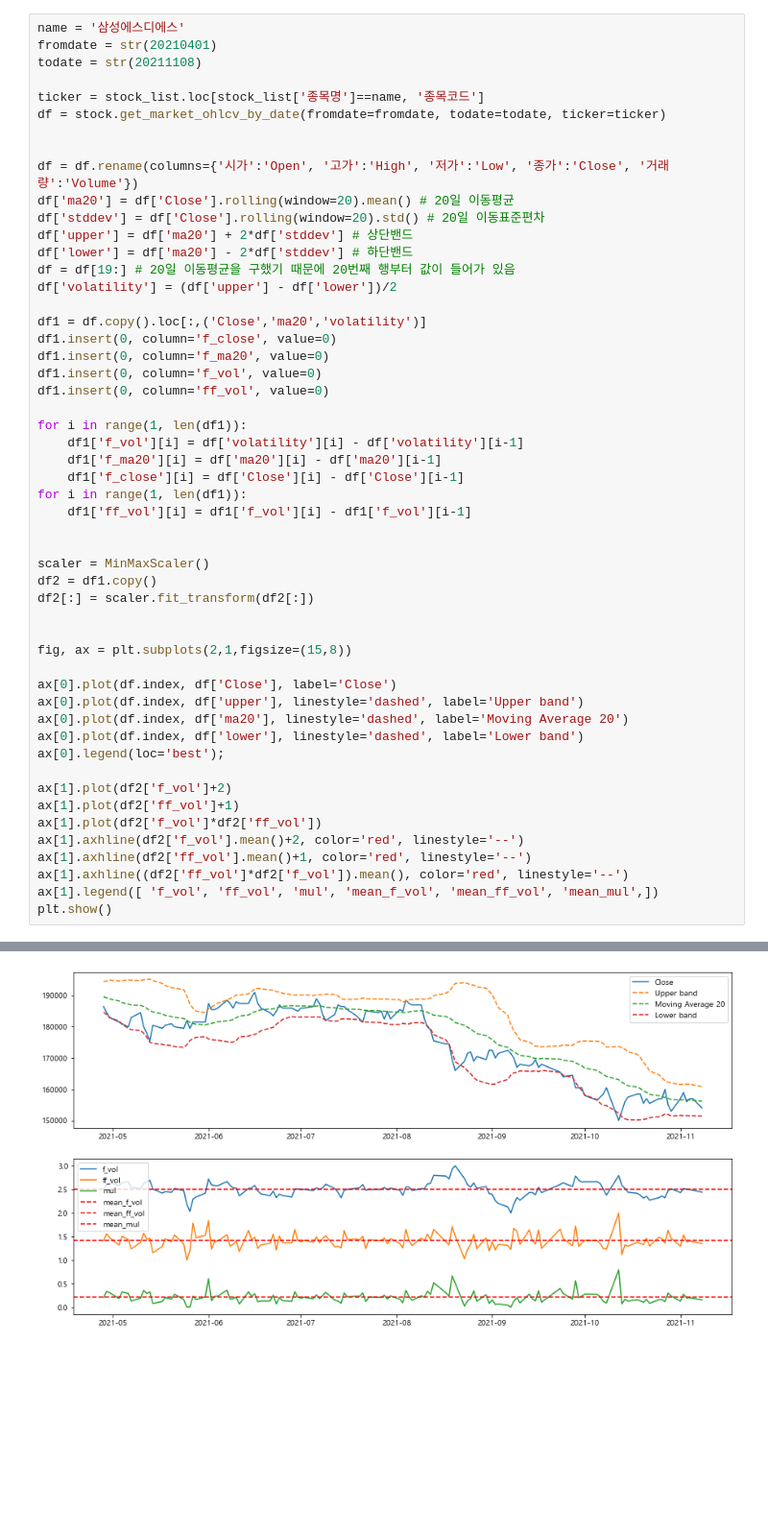
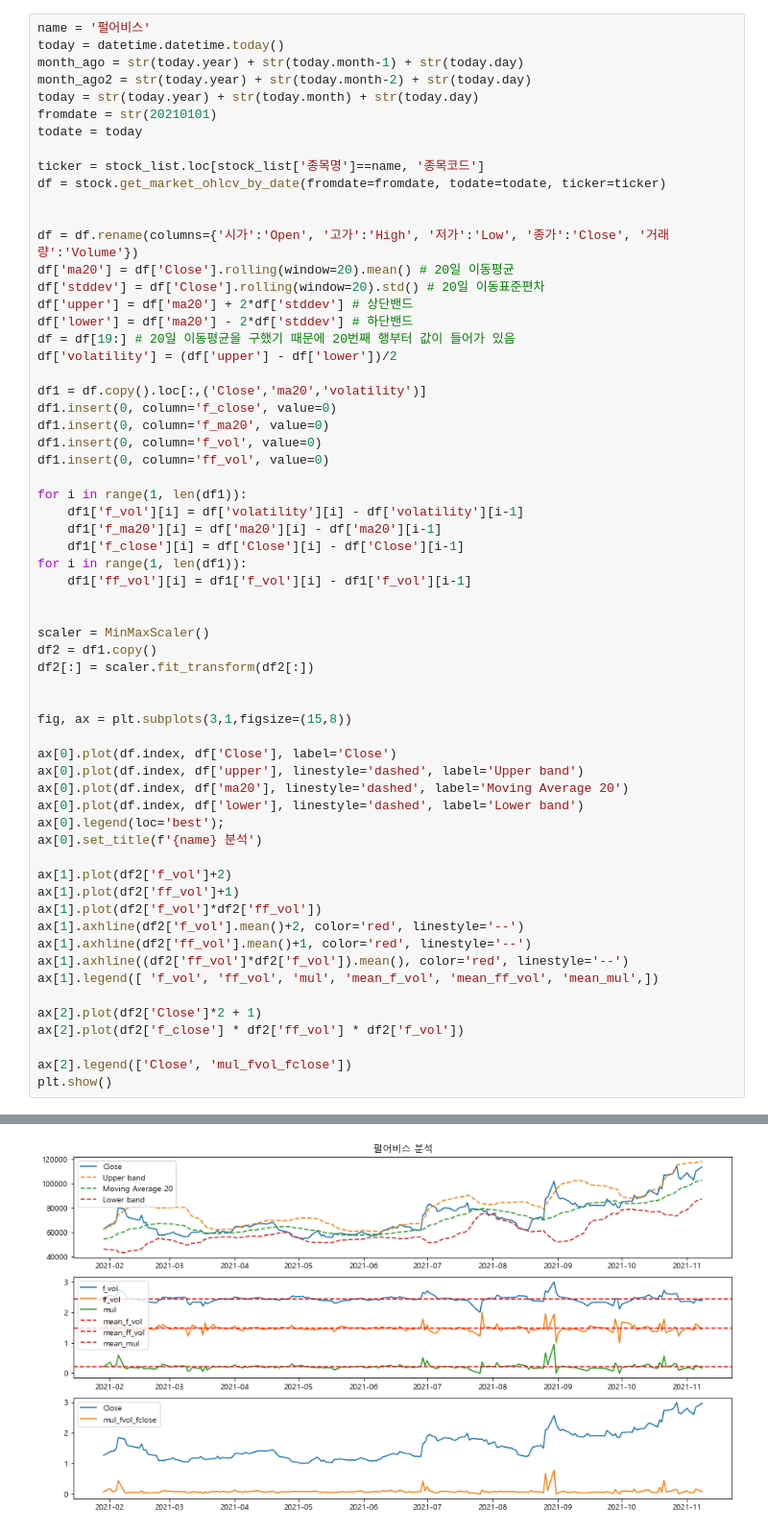
Before and after one commit to ghdakrk/Study_quant, a Jupyter notebook: 2.predict_model.ipynb, the cells around one changed output, grey strips where cells are left out. Shown at 96% size. Saved outputs shown, nothing was run; the diff lists cells and outputs as text; blank space fills up the shorter version.

```diff
--- a/2.predict_model.ipynb
+++ b/2.predict_model.ipynb
@@ -14,9 +15,13 @@ matplotlib.rcParams['axes.unicode_minus'] = False
 stock_list = pd.DataFrame({'종목코드':stock.get_market_ticker_list(market="ALL")})
 stock_list['종목명'] = stock_list['종목코드'].map(lambda x: stock.get_market_ticker_name(x))
 # %%
-name = '삼성에스디에스'
-fromdate = str(20210401)
-todate = str(20211108)
+name = '펄어비스'
+today = datetime.datetime.today()
+month_ago = str(today.year) + str(today.month-1) + str(today.day)
+month_ago2 = str(today.year) + str(today.month-2) + str(today.day)
+today = str(today.year) + str(today.month) + str(today.day)
+fromdate = str(20210101)
+todate = today
 
 ticker = stock_list.loc[stock_list['종목명']==name, '종목코드']
 df = stock.get_market_ohlcv_by_date(fromdate=fromdate, todate=todate, ticker=ticker)
@@ -49,37 +54,43 @@ df2 = df1.copy()
 df2[:] = scaler.fit_transform(df2[:])
 
 
-fig, ax = plt.subplots(2,1,figsize=(15,8))
+fig, ax = plt.subplots(3,1,figsize=(15,8))
 
 ax[0].plot(df.index, df['Close'], label='Close')
 ax[0].plot(df.index, df['upper'], linestyle='dashed', label='Upper band')
 ax[0].plot(df.index, df['ma20'], linestyle='dashed', label='Moving Average 20')
 ax[0].plot(df.index, df['lower'], linestyle='dashed', label='Lower band')
 ax[0].legend(loc='best');
+ax[0].set_title(f'{name} 분석')
 
 ax[1].plot(df2['f_vol']+2)
 ax[1].plot(df2['ff_vol']+1)
 ax[1].plot(df2['f_vol']*df2['ff_vol'])
 ax[1].axhline(df2['f_vol'].mean()+2, color='red', linestyle='--')
 ax[1].axhline(df2['ff_vol'].mean()+1, color='red', linestyle='--')
 ax[1].axhline((df2['ff_vol']*df2['f_vol']).mean(), color='red', linestyle='--')
 ax[1].legend([ 'f_vol', 'ff_vol', 'mul', 'mean_f_vol', 'mean_ff_vol', 'mean_mul',])
+
+ax[2].plot(df2['Close']*2 + 1)
+ax[2].plot(df2['f_close'] * df2['ff_vol'] * df2['f_vol'])
+
+ax[2].legend(['Close', 'mul_fvol_fclose'])
 plt.show()
 # %% [output]
 A value is trying to be set on a copy of a slice from a DataFrame
 
 See the caveats in the documentation: https://pandas.pydata.org/pandas-docs/stable/user_guide/indexing.html#returning-a-view-versus-a-copy
   df1['f_vol'][i] = df['volatility'][i] - df['volatility'][i-1]
 A value is trying to be set on a copy of a slice from a DataFrame
 
 See the caveats in the documentation: https://pandas.pydata.org/pandas-docs/stable/user_guide/indexing.html#returning-a-view-versus-a-copy
   df1['f_ma20'][i] = df['ma20'][i] - df['ma20'][i-1]
 A value is trying to be set on a copy of a slice from a DataFrame
 
 See the caveats in the documentation: https://pandas.pydata.org/pandas-docs/stable/user_guide/indexing.html#returning-a-view-versus-a-copy
   df1['f_close'][i] = df['Close'][i] - df['Close'][i-1]
 A value is trying to be set on a copy of a slice from a DataFrame
 
 See the caveats in the documentation: https://pandas.pydata.org/pandas-docs/stable/user_guide/indexing.html#returning-a-view-versus-a-copy
   df1['ff_vol'][i] = df1['f_vol'][i] - df1['f_vol'][i-1]
-[figure, old version]
+[figure, new version]
```
Also changed, not shown: parts of 2 cells of this notebook, 1 other file.
